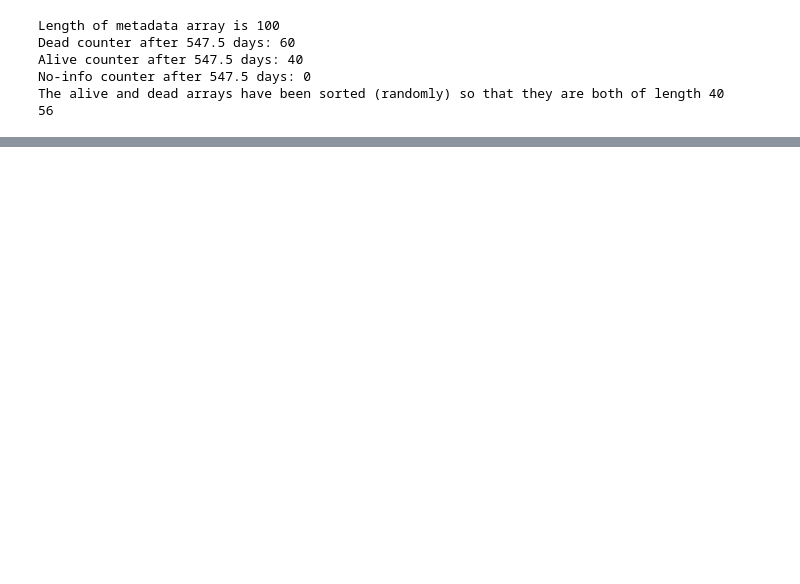
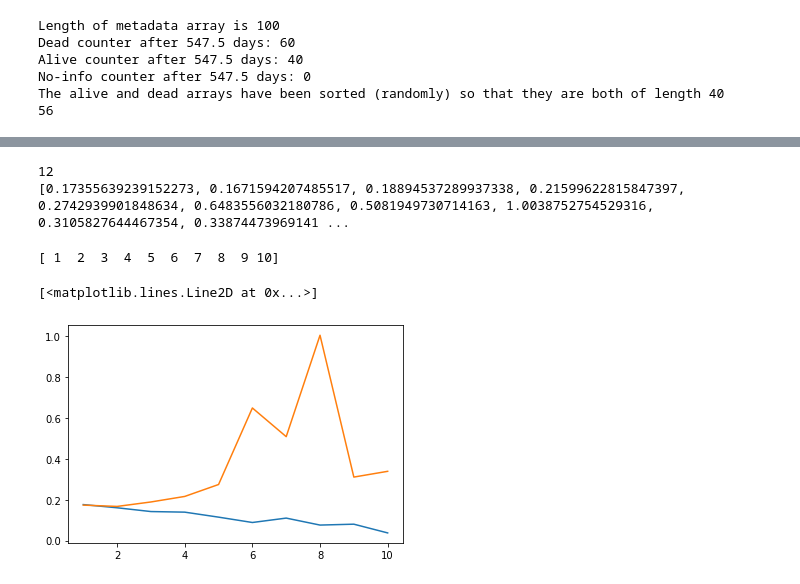
Before and after one commit to rfarwell/MPhys, a Jupyter notebook: CNN4.ipynb, the cells around one changed output, grey strips where cells are left out. Drawn from its saved outputs; the diff is of its cells as text; code cells hidden in the pictures; blank space fills up the shorter version.

Commit message:
validation loss diverges from training loss

```diff
--- a/CNN4.ipynb
+++ b/CNN4.ipynb
@@ -35,6 +35,9 @@ from torchvision import datasets
 from torch.optim import Adam
 import torchvision.models as models
 from torch.autograd import Variable
+from torch.utils.tensorboard import SummaryWriter
+
+tb = SummaryWriter()
 # %% [output]
 Requirement already satisfied: torch in /usr/local/lib/python3.7/dist-packages (1.10.0+cu111)
 Requirement already satisfied: torchvision in /usr/local/lib/python3.7/dist-packages (0.11.1+cu111)
@@ -331,7 +331,7 @@ class CNN(nn.Module):
         super(CNN, self).__init__()
         self.conv1 = nn.Conv3d(1,4,2,2)
         self.pool = nn.MaxPool3d(2,2)
-        self.conv2 = nn.Conv3d(4,16,22)
+        self.conv2 = nn.Conv3d(4,16,2,2)
         self.conv3 = nn.Conv3d(16,64,2,2)
         self.conv4 = nn.Conv3d(64,256,2,2)
         self.fc1 = nn.Linear(256,64)
@@ -375,7 +375,7 @@ Estimated Total Size (MB): 652.42
 ----------------------------------------------------------------
 # %%
 # loss and optimizer
-learning_rate = 0.001
+learning_rate = 0.01
 criterion = nn.BCEWithLogitsLoss()
 optimizer = torch.optim.Adam(model.parameters(), lr = learning_rate)
 # %%
@@ -557,0 +581,24 @@ Accuracy on training set = 66.7%
+# %%
+avg_valid_loss = []
+for i in range(len(valid_loss)):
+  avg_valid_loss.append(valid_loss[i]/n_valid_samples)
+
+print(n_valid_samples)
+print(avg_valid_loss)
+# %% [output]
+12
+[0.17355639239152273, 0.1671594207485517, 0.18894537289937338, 0.21599622815847397, 0.2742939901848634, 0.6483556032180786, 0.5081949730714163, 1.0038752754529316, 0.3105827644467354, 0.33874473969141 ...
+# %%
+import matplotlib.pyplot as plt
+
+epochs = np.array(range(num_epochs)) + 1
+avg_train_loss_numpy = np.array(avg_train_loss)
+avg_valid_loss_numpy = np.array(avg_valid_loss)
+print(epochs)
+
+plt.plot(epochs,  avg_train_loss_numpy)
+plt.plot(epochs, avg_valid_loss_numpy)
+# %% [output]
+[ 1  2  3  4  5  6  7  8  9 10]
+[<matplotlib.lines.Line2D at 0x...>]
+[figure, added]
```
Also changed, not shown: parts of 8 cells of this notebook.
